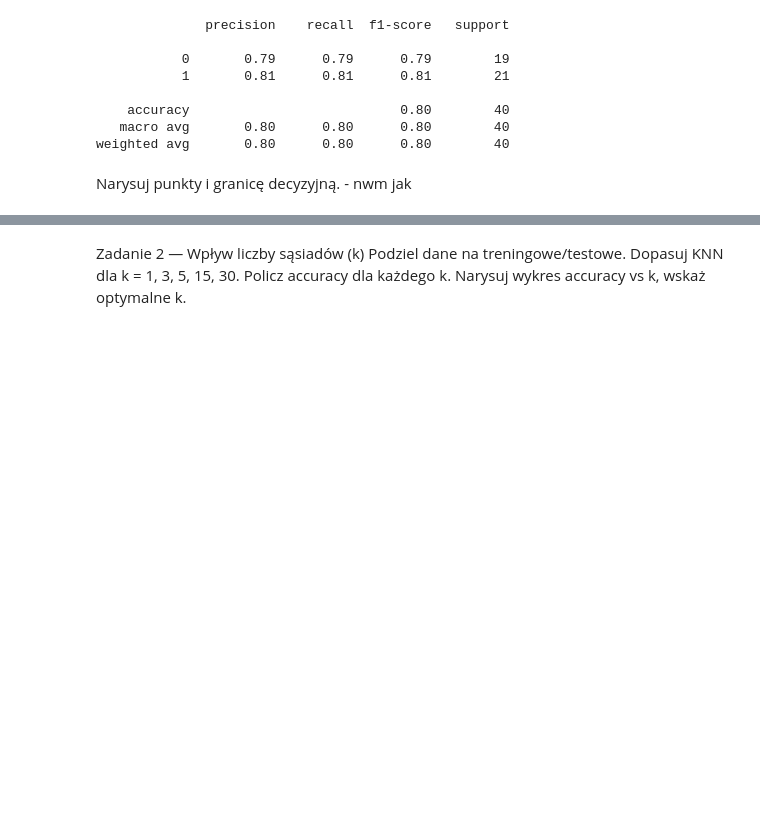
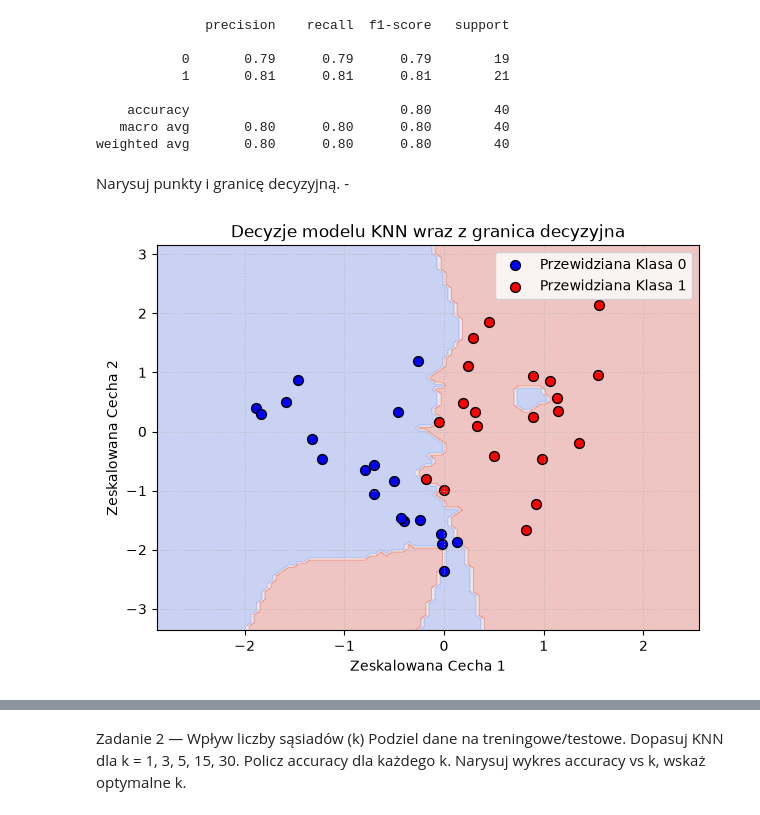
Before and after one commit to michallitwin/python-learning, a Jupyter notebook: python_ml_exercises/kneigh.ipynb, the cells around one changed output, grey strips where cells are left out. Saved outputs shown, nothing was run; the diff lists cells and outputs as text; code cells hidden in the pictures; blank space fills up the shorter version.

```diff
--- a/python_ml_exercises/kneigh.ipynb
+++ b/python_ml_exercises/kneigh.ipynb
@@ -64,4 +64,22 @@ print(classification_report(y_test,y_pred))
    macro avg       0.80      0.80      0.80        40
 weighted avg       0.80      0.80      0.80        40
 # %% [markdown]
-Narysuj punkty i granicę decyzyjną. - nwm jak
+Narysuj punkty i granicę decyzyjną. -
+# %%
+plt.figure(figsize=(7, 5))
+
+DecisionBoundaryDisplay.from_estimator(
+    knn, X_test_scaled, response_method="predict",
+    cmap=plt.cm.coolwarm, alpha=0.3, ax=plt.gca()
+)
+
+plt.scatter(X_test_scaled[y_pred == 0, 0], X_test_scaled[y_pred == 0, 1], color='blue', edgecolors='k', s=50, label='Przewidziana Klasa 0')
+plt.scatter(X_test_scaled[y_pred == 1, 0], X_test_scaled[y_pred == 1, 1], color='red', edgecolors='k', s=50, label='Przewidziana Klasa 1')
+
+plt.xlabel('Zeskalowana Cecha 1')
+plt.ylabel('Zeskalowana Cecha 2')
+plt.title('Decyzje modelu KNN wraz z granica decyzyjna')
+plt.legend()
+plt.grid(True, linestyle=':', alpha=0.6)
+# %% [output]
+[figure, added]
```
Also changed, not shown: parts of 17 cells of this notebook, 9 other files.
